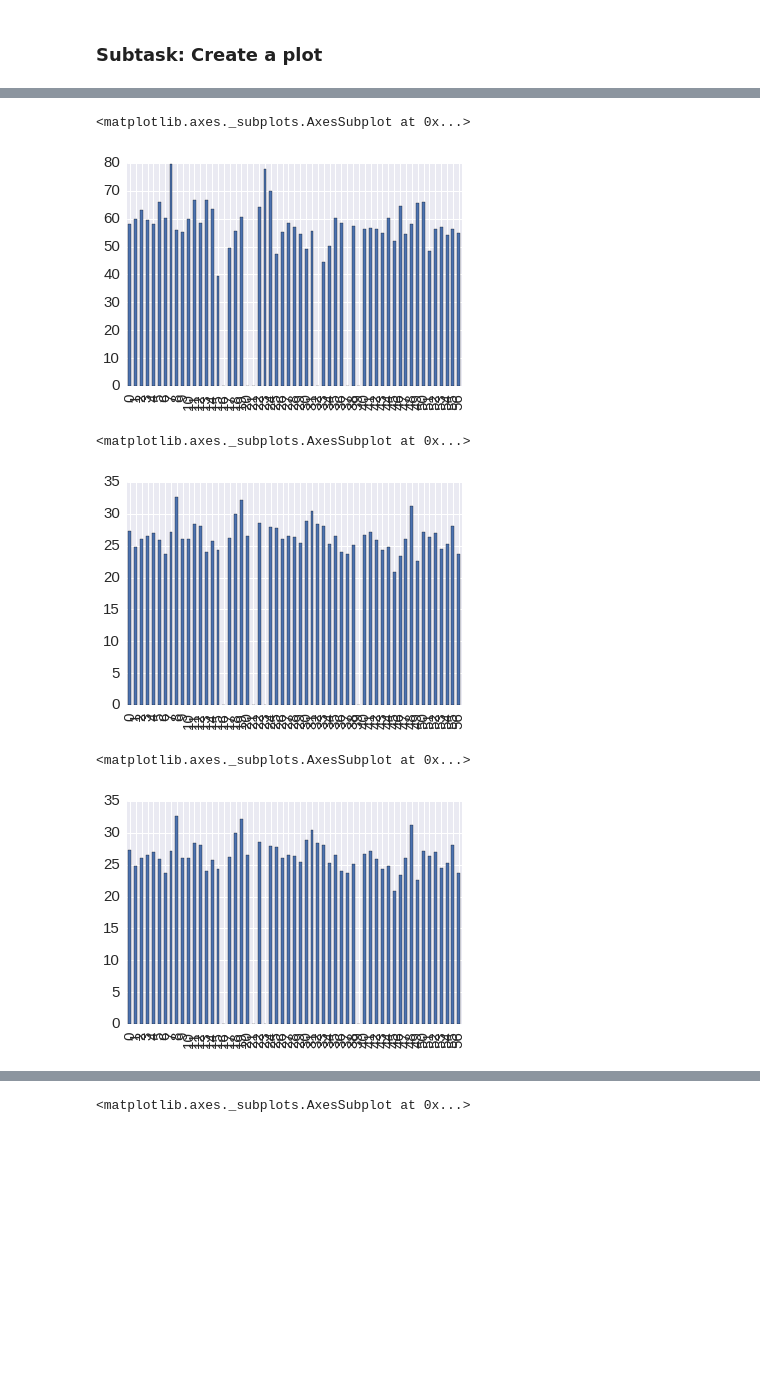
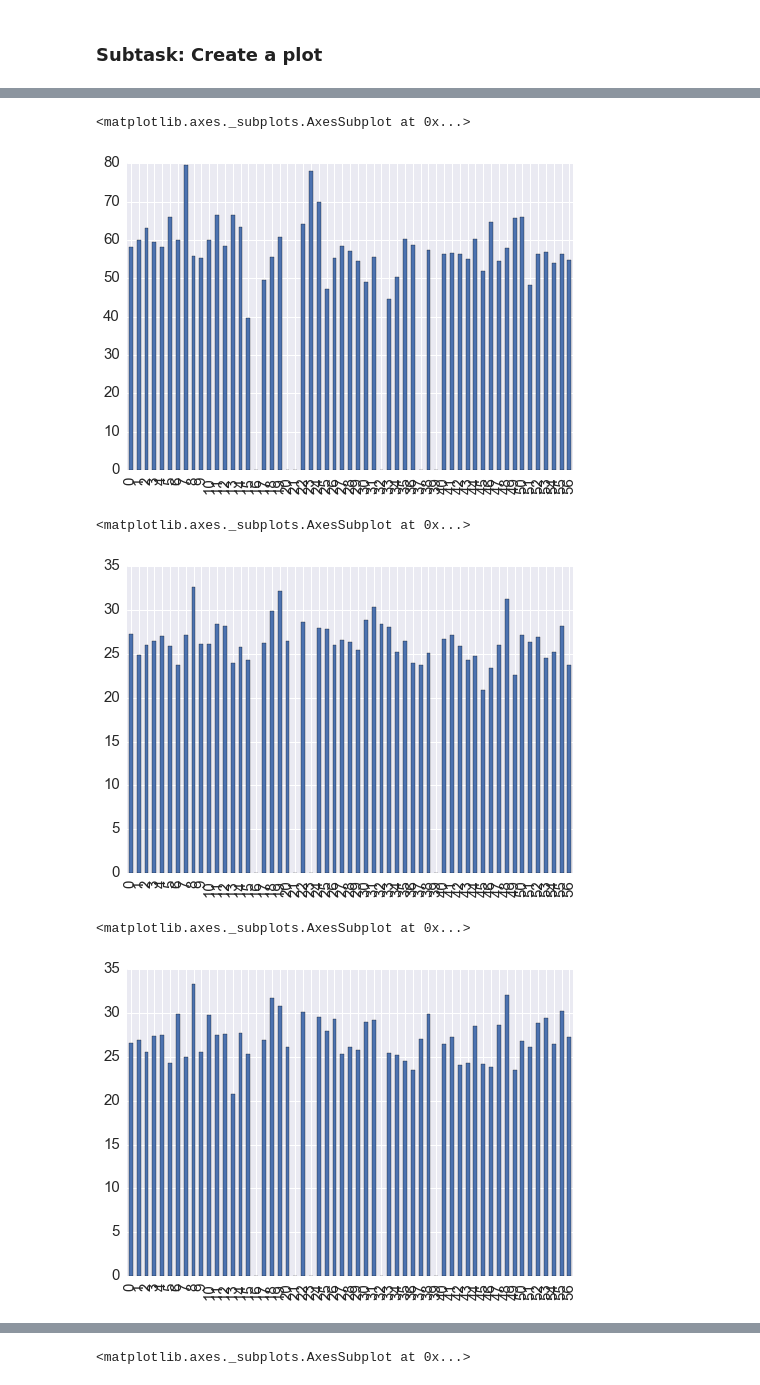
Before and after one commit to lucass122/Integrated_Bioinformatics, a Jupyter notebook: notebooks/Day2_Exploratory_Analysis.ipynb, the cells around one changed output, grey strips where cells are left out. Saved outputs shown, nothing was run; the diff lists cells and outputs as text; code cells hidden in the pictures; blank space fills up the shorter version.

```diff
--- a/notebooks/Day2_Exploratory_Analysis.ipynb
+++ b/notebooks/Day2_Exploratory_Analysis.ipynb
@@ -261,2 +259,2 @@ The BXD mouse phenotype data has been accumulated over the past 50 years and wit
 # %%
-phenotype = pd.read_excel('aad0189_DataFileS2_phenotype.xlsx',sheetname=None,na_values=['x'])
+phenotype = pd.read_excel('aad0189_DataFileS2.xlsx',sheetname=None,na_values=['x'])
@@ -444,14 +460,14 @@ phenotype['Body Wt & Composition']['CD_LeanMass_preWheel_[%]'].plot.bar()
 phenotype['Body Wt & Composition']['HFD_LeanMass_preWheel_[%]'].plot.bar()
 # %% [output]
 <matplotlib.axes._subplots.AxesSubplot at 0x...>
-[figure, old version]
+[figure, new version]
 # %%
 phenotype['Body Wt & Composition']['CD_LeanMass_postWheel_[g]'].plot.bar()
 # %% [output]
 <matplotlib.axes._subplots.AxesSubplot at 0x...>
-[figure, old version]
+[figure, new version]
 # %%
-phenotype['Body Wt & Composition']['CD_LeanMass_postWheel_[g]'].plot.bar()
+phenotype['Body Wt & Composition']['HFD_LeanMass_postWheel_[g]'].plot.bar()
 # %% [output]
 <matplotlib.axes._subplots.AxesSubplot at 0x...>
-[figure, old version]
+[figure, new version]
```
Also changed, not shown: parts of 49 cells of this notebook.
